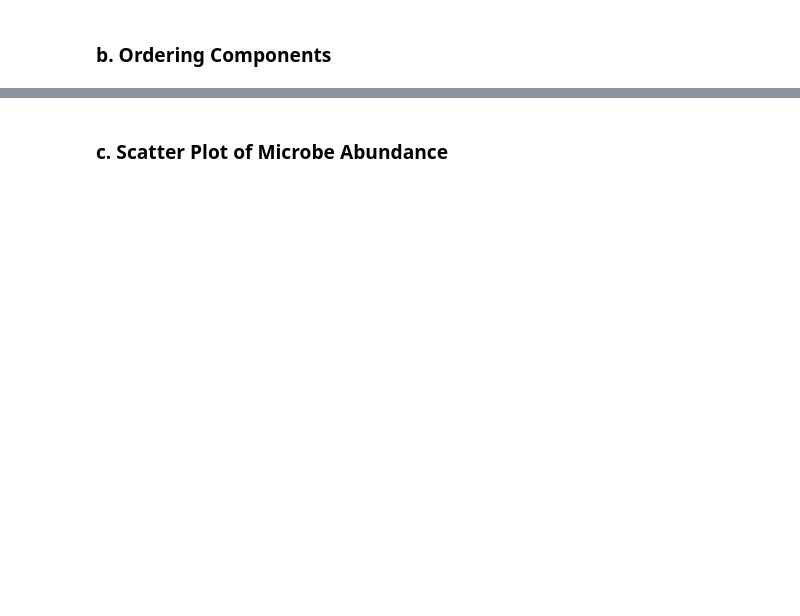
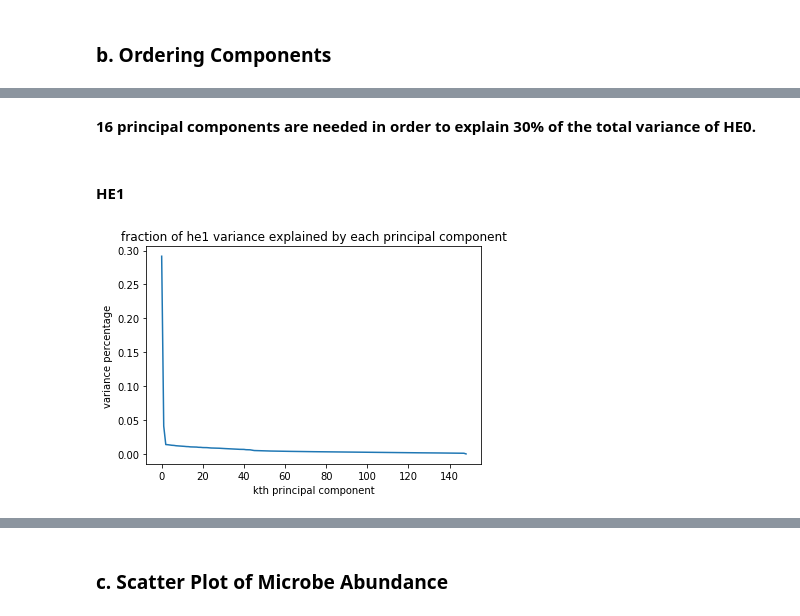
Before and after one commit to cam-ge/mp2, a Jupyter notebook: MP2.ipynb, the cells around one changed output, grey strips where cells are left out. Drawn from its saved outputs; the diff is of its cells as text; code cells hidden in the pictures; blank space fills up the shorter version.

```diff
--- a/MP2.ipynb
+++ b/MP2.ipynb
@@ -358,3 +390,5 @@ plt.show()
+# %%
+pca1 = PCA(n_components = newhe1.shape[0], svd_solver='full')
 # %% [markdown]
 
 ### b. Ordering Components
@@ -360,0 +423,15 @@ plt.show()
+# %% [markdown]
+**16 principal components are needed in order to explain 30% of the total variance of HE0.**
+# %% [markdown]
+#### HE1
+# %%
+newhe1_pca = pca1.fit_transform(newhe1.T)
+
+variance_explained1 = pca1.explained_variance_ratio_
+plt.plot(variance_explained1)
+plt.title('fraction of he1 variance explained by each principal component')
+plt.ylabel('variance percentage')
+plt.xlabel('kth principal component')
+plt.show()
+# %% [output]
+[figure, added]
```
Also changed, not shown: parts of 46 cells of this notebook, 2 other files.
